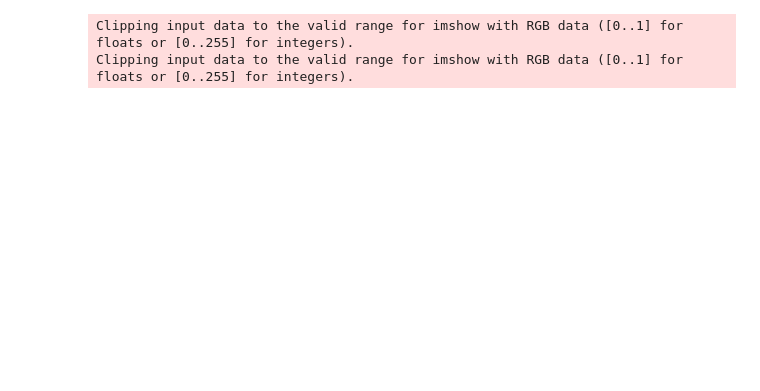
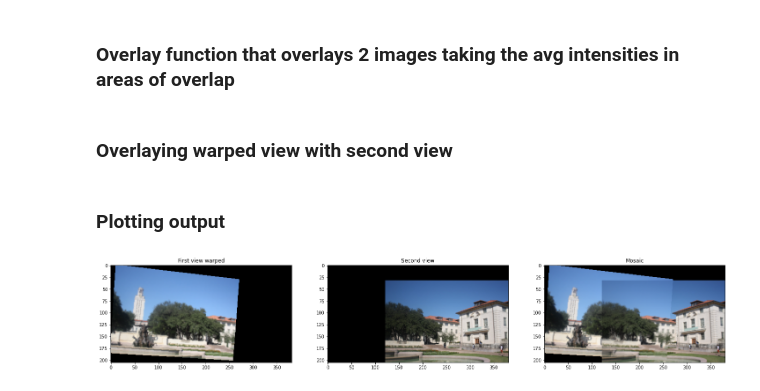
Before and after one commit to mawhab/Image_stiching, a Jupyter notebook: mosaic.ipynb, the cells around one changed output. Cells and saved outputs as stored; diff of their text form; code cells hidden in the pictures; blank space fills up the shorter version.

```diff
--- a/mosaic.ipynb
+++ b/mosaic.ipynb
@@ -238,6 +266,8 @@ for x in range(img2.shape[0]):
 for x in range(img1_warped.shape[0]):
     for y in range(img1_warped.shape[1]):
         img1_warped_adjusted[x, y] = img1_warped[x,y]
+# %% [markdown]
+### Overlay function that overlays 2 images taking the avg intensities in areas of overlap
 # %%
 def overlay(img1, img2):
     op = np.zeros(img2.shape, dtype=np.int64)
@@ -250,25 +280,28 @@ def overlay(img1, img2):
             else:
                 op[i,j] = (img1[i,j]+img2[i,j])/2
     return op
+# %% [markdown]
+### Overlaying warped view with second view
 # %%
 # mosaic = cv.addWeighted(img1_warped_adjusted, 1, img2_t, 1, 0)
 mosaic = overlay(img1_warped_adjusted, img2_t)
+# %% [markdown]
+### Plotting output
 # %%
 fig = plt.figure(figsize=(25,10))
 
 plt.subplot(1, 3, 1)
-plt.imshow(img1_warped)
+plt.imshow(img1_warped_adjusted)
 plt.title('First view warped')
 
 plt.subplot(1,3,2)
 plt.imshow(img2_t)
 plt.title('Second view')
 
 plt.subplot(1,3,3)
 plt.imshow(mosaic)
 plt.title('Mosaic')
 
 plt.show()
 # %% [output]
-Clipping input data to the valid range for imshow with RGB data ([0..1] for floats or [0..255] for integers).
-Clipping input data to the valid range for imshow with RGB data ([0..1] for floats or [0..255] for integers).
+[figure, added]
```
Also changed, not shown: parts of 15 cells of this notebook.
